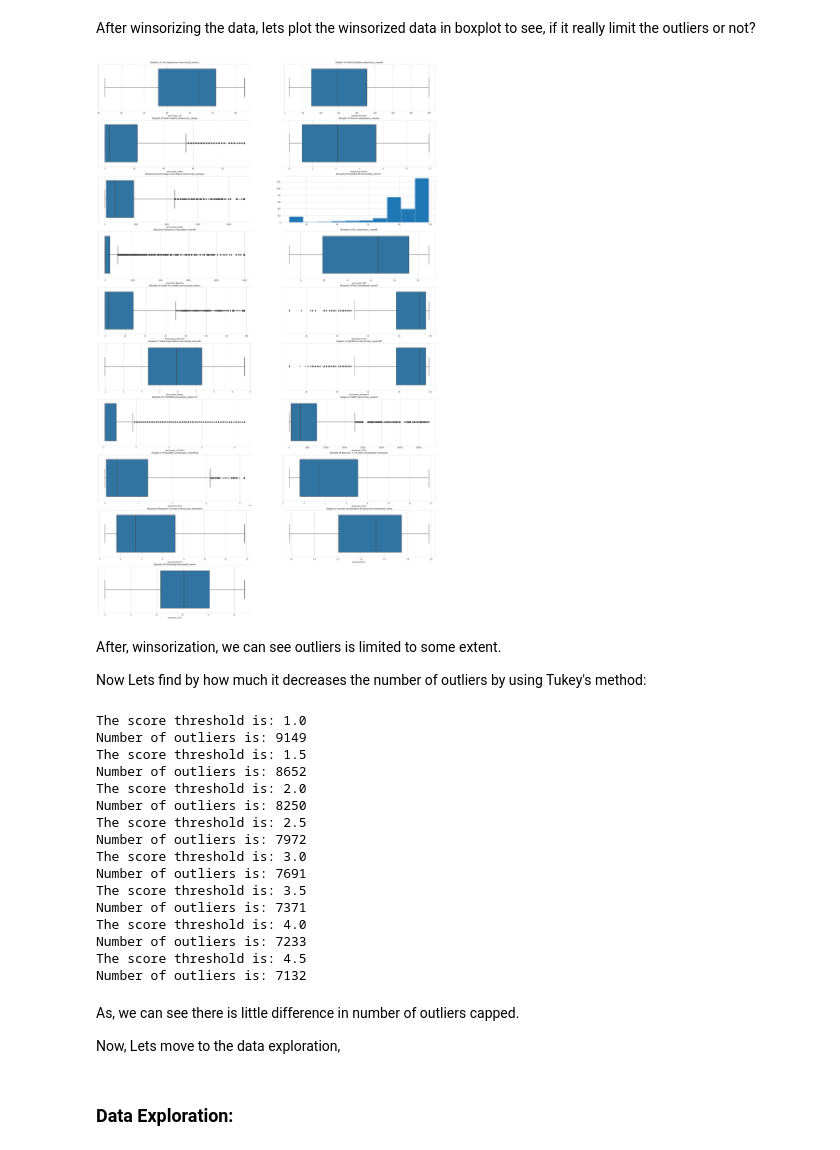
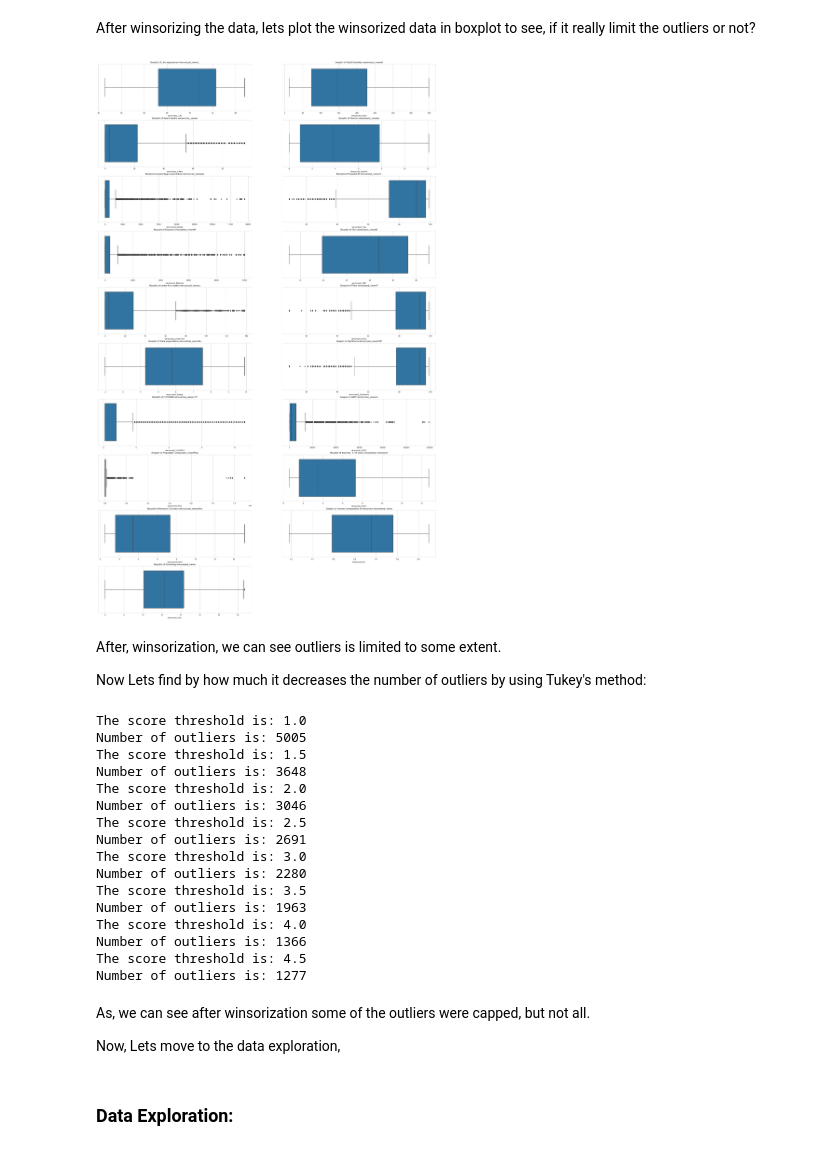
Before and after one commit to pspabhandari/EDA-challenge, a Jupyter notebook: EDA challenge.ipynb, the cells around one changed output. Cells and saved outputs as stored; diff of their text form; code cells hidden in the pictures.

```diff
--- a/EDA challenge.ipynb
+++ b/EDA challenge.ipynb
@@ -228,4 +208,6 @@ life_expectancy_cg
+# %%
+#grouping all the features by country
+grouped_country = life_expectancy_c.groupby('Country', as_index = False)
 # %%
 #filling all missing values with their mean grouping by country
-life_expectancy_c=life_expectancy_c.groupby('Country').apply(lambda x: x.fillna
-                                                          (life_expectancy_c.mean()))
+life_expectancy_c = grouped_country.apply(lambda x: x.fillna(x.mean()))
@@ -463,7 +437,7 @@ sns.boxplot(life_expectancy_c["winsorized_perexp"])
 plt.title("Boxplot of percentage expenditure winsorized_viewspe")
 
 plt.subplot(10,2,6)
-plt.hist(life_expectancy_c["winsorized_Hep"])
+sns.boxplot(life_expectancy_c["winsorized_Hep"])
 plt.title("Boxplot of Hepatitis B winsorized_viewsH ")
 
 plt.subplot(10,2,7)
@@ -494,34 +468,34 @@ plt.subplot(10,2,13)
 sns.boxplot(life_expectancy_c["winsorized_HIV/AIDS"])
 plt.title("Boxplot of HIV/AIDS winsorized_viewsHIV")
 
 plt.subplot(10,2,14)
 sns.boxplot(life_expectancy_c["winsorized_GDP"])
 plt.title("Boxplot of GDP winsorized_viewsG")
 
 plt.subplot(10,2,15)
 sns.boxplot(life_expectancy_c["winsorized_Pop"])
 plt.title("Boxplot of Population winsorized_viewsPop")
 
 plt.subplot(10,2,16)
 sns.boxplot(life_expectancy_c["winsorized_thin1"])
 plt.title("Boxplot of thinness  1-19 years winsorized_viewstone")
 
 plt.subplot(10,2,17)
 sns.boxplot(life_expectancy_c["winsorized_thin5"])
 plt.title("Boxplot of thinness 5-9 years winsorized_viewstfive")
 
 plt.subplot(10,2,18)
 sns.boxplot(life_expectancy_c["winsorized_Inc"])
 plt.title("Boxplot of Income composition of resources winsorized_views")
 
 plt.subplot(10,2,19)
 sns.boxplot(life_expectancy_c["winsorized_Sch"])
 plt.title("Boxplot of Schooling winsorized_views")
 
 
 plt.show()
 # %% [output]
-[figure, old version]
+[figure, new version]
 # %% [markdown]
 After, winsorization, we can see outliers is limited to some extent.
 
@@ -538,35 +512,37 @@ life_exp_winskey= life_expectancy_c[["winsorized_Life", "winsorized_Adult", "win
 # values of the given percentiles. In our case,
 # we give 75 and 25 as parameters which corresponds
 # to the third and the first quartile.
-q75, q25 = np.percentile(life_exp_winskey, [75 ,25])
-iqr = q75 - q25
+Q1 = life_exp_winskey.quantile(0.25)
+Q3 = life_exp_winskey.quantile(0.75)
+
+iqr = Q3 - Q1
 
 for threshold in np.arange(1,5,0.5):
-    min_val = q25 - (iqr*threshold)
-    max_val = q75 + (iqr*threshold)
+    min_val = Q1 - (iqr*threshold)
+    max_val = Q3 + (iqr*threshold)
     print("The score threshold is: {}".format(threshold))
     print("Number of outliers is: {}".format(
         len((np.where((life_exp_winskey > max_val)
                       | (life_exp_winskey < min_val))[0]))))
 # %% [output]
 The score threshold is: 1.0
-Number of outliers is: 9149
+Number of outliers is: 5005
 The score threshold is: 1.5
-Number of outliers is: 8652
+Number of outliers is: 3648
 The score threshold is: 2.0
-Number of outliers is: 8250
+Number of outliers is: 3046
 The score threshold is: 2.5
-Number of outliers is: 7972
+Number of outliers is: 2691
 The score threshold is: 3.0
-Number of outliers is: 7691
+Number of outliers is: 2280
 The score threshold is: 3.5
-Number of outliers is: 7371
+Number of outliers is: 1963
 The score threshold is: 4.0
-Number of outliers is: 7233
+Number of outliers is: 1366
 The score threshold is: 4.5
-Number of outliers is: 7132
+Number of outliers is: 1277
 # %% [markdown]
-As, we can see there is little difference in number of outliers capped.
+As, we can see after winsorization some of the outliers were capped, but not all.
 
 Now, Lets move to the data exploration,
 # %% [markdown]
```
Also changed, not shown: parts of 55 cells of this notebook.
